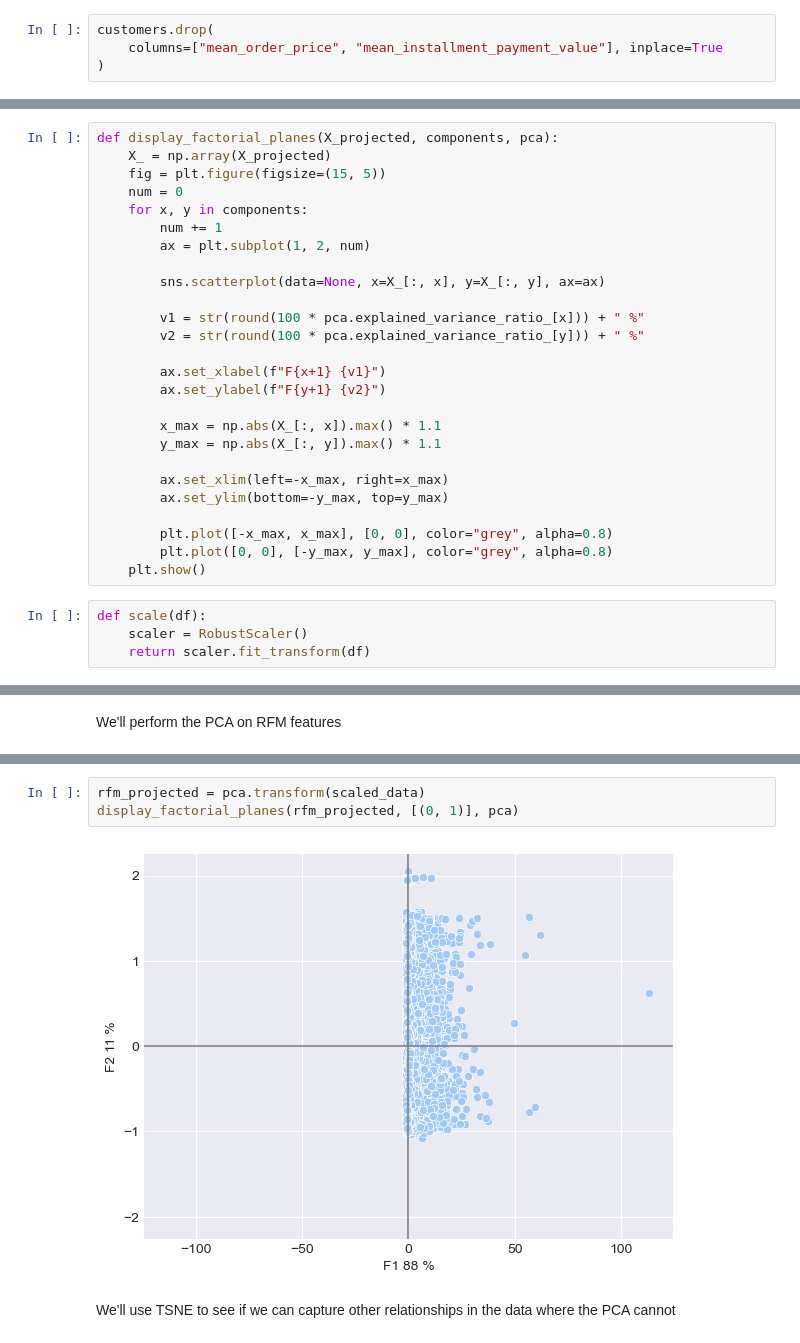
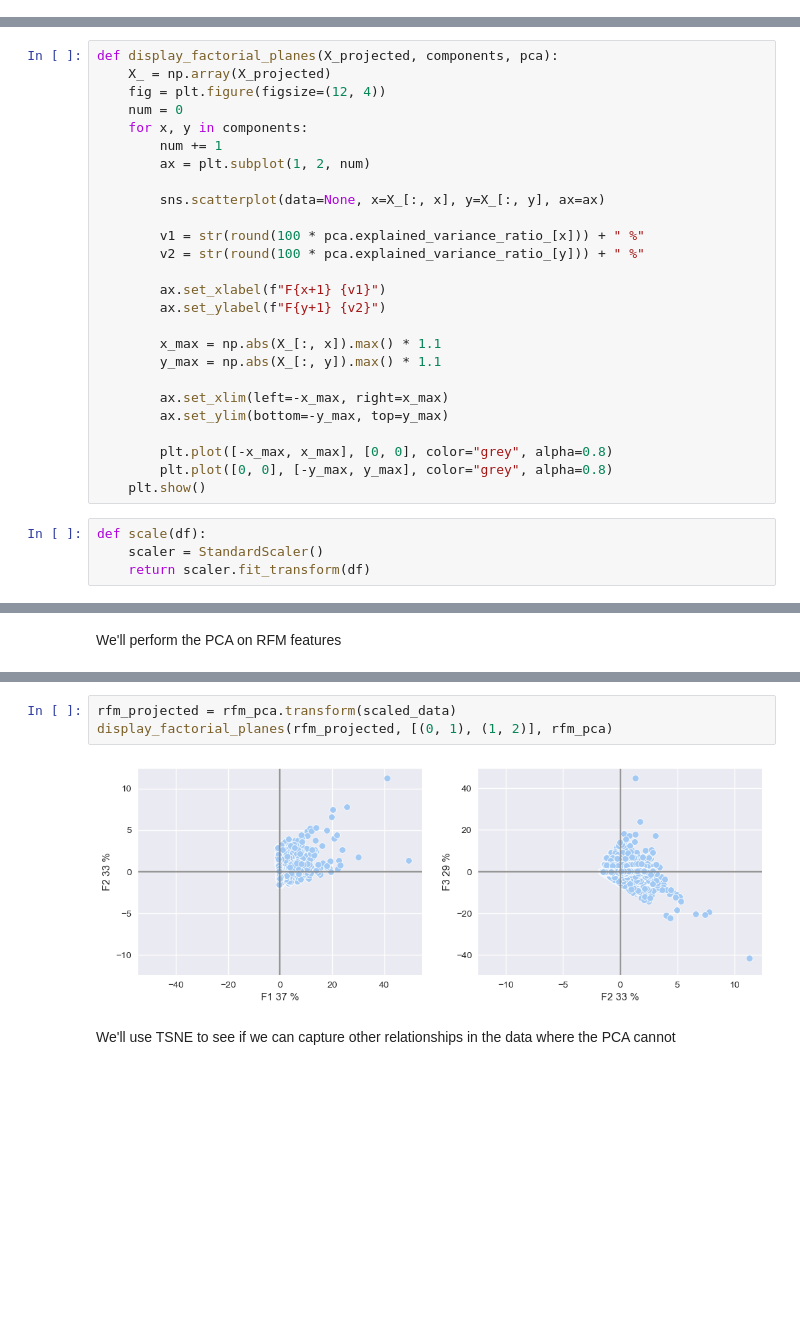
Before and after one commit to Dzov/DSP5, a Jupyter notebook: Haladjian_Amelie-Dzovinar_2_notebook_essais_092023.ipynb, the cells around one changed output, grey strips where cells are left out. Drawn from its saved outputs; the diff is of its cells as text; blank space fills up the shorter version.

```diff
--- a/Haladjian_Amelie-Dzovinar_2_notebook_essais_092023.ipynb
+++ b/Haladjian_Amelie-Dzovinar_2_notebook_essais_092023.ipynb
@@ -47,7 +47,3 @@ We will drop features that are too correlated as they seem to be redundant.
-# %%
-customers.drop(
-    columns=["mean_order_price", "mean_installment_payment_value"], inplace=True
-)
 # %% [markdown]
 ## Distributions
 # %%
@@ -147,7 +137,7 @@ def plot_correlation_circle(pca, features, components):
 # %%
 def display_factorial_planes(X_projected, components, pca):
     X_ = np.array(X_projected)
-    fig = plt.figure(figsize=(15, 5))
+    fig = plt.figure(figsize=(12, 4))
     num = 0
     for x, y in components:
         num += 1
@@ -172,7 +162,7 @@ def display_factorial_planes(X_projected, components, pca):
     plt.show()
 # %%
 def scale(df):
-    scaler = RobustScaler()
+    scaler = StandardScaler()
     return scaler.fit_transform(df)
 # %% [markdown]
 ### PCA on all features
@@ -214,8 +237,8 @@ plot_correlation_circle(rfm_pca, rfm_subset.columns, [(0, 1)])
 # %%
-rfm_projected = pca.transform(scaled_data)
-display_factorial_planes(rfm_projected, [(0, 1)], pca)
+rfm_projected = rfm_pca.transform(scaled_data)
+display_factorial_planes(rfm_projected, [(0, 1), (1, 2)], rfm_pca)
 # %% [output]
-[figure, old version]
+[figure, new version]
 # %% [markdown]
 We'll use TSNE to see if we can capture other relationships in the data where the PCA cannot
 # %%
```
Also changed, not shown: parts of 67 cells of this notebook, 1 other file.
